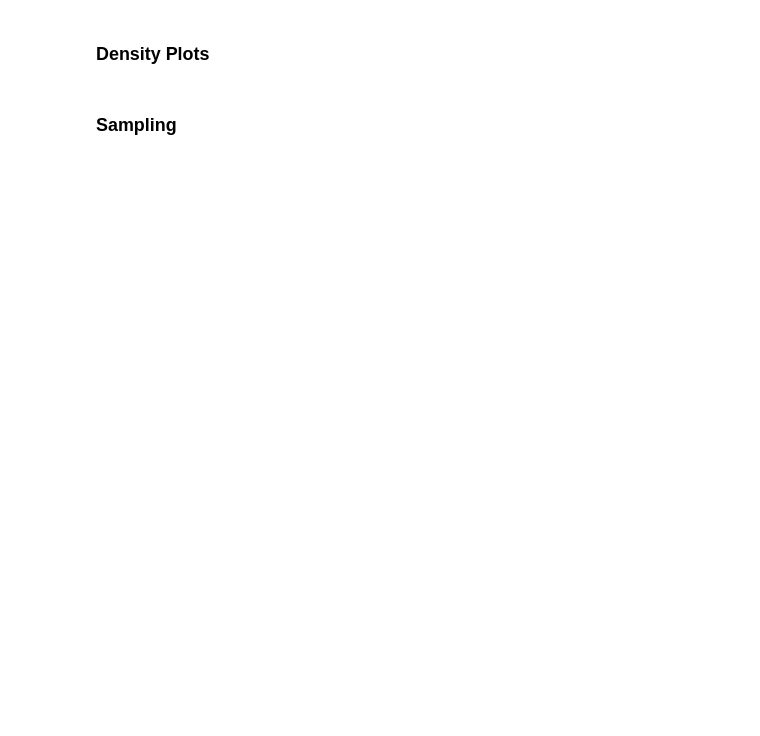
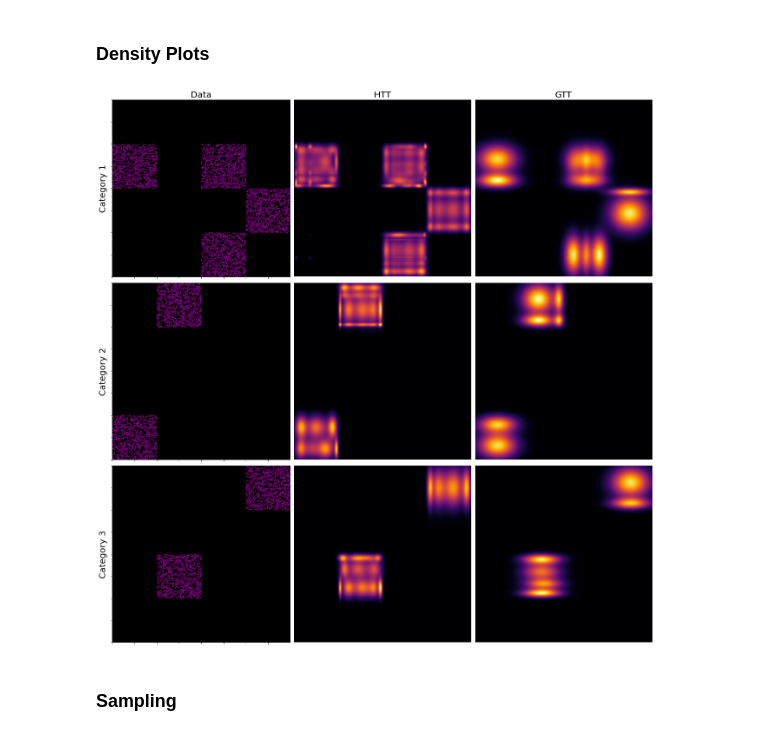
Before and after one commit to simonamtoft/tfde-tfp, a Jupyter notebook: notebooks/Heterogeneous Modelling.ipynb, the cells around one changed output. Saved outputs shown, nothing was run; the diff lists cells and outputs as text; code cells hidden in the pictures; blank space fills up the shorter version.

```diff
--- a/notebooks/Heterogeneous Modelling.ipynb
+++ b/notebooks/Heterogeneous Modelling.ipynb
@@ -177,6 +191,8 @@ plt.show()
 ### Density Plots
 # %%
 f, ax = plt.subplots(3, 3, figsize=(18, 18))
+
+N_points = 1000
 
 col = 'purple'
 mark_size = 3
@@ -186,39 +202,63 @@ ax[2, 0].plot(points_3[:, 0], points_3[:, 1], '.', c=col, ms=mark_size)
 
 for i in range(3):
     ax[i, 0].set_xlim((-4, 4))
     ax[i, 0].set_ylim((-4, 4))
     ax[i, 0].patch.set_facecolor('black')
     ax[i, 0].set_yticklabels([])
     ax[i, 0].set_xticklabels([])
 
 utl.plot_density_3d_paper(
     TT,
     ax[:, 1],
     cmap='inferno',
-    n_points=300,
+    n_points=N_points,
     limit=4
 )
-utl.plot_density_3d_paper(
-    GMM,
-    ax[:, 2],
+# utl.plot_density_3d_paper(
+#     GMM,
+#     ax[:, 2],
+#     cmap='inferno',
+#     n_points=300,
+#     limit=4
+# )
+
+utl.plot_density_2d_paper(
+    GMM_1,
+    ax[0, 2],
     cmap='inferno',
-    n_points=300,
+    n_points=N_points,
+    limit=4
+)
+utl.plot_density_2d_paper(
+    GMM_2,
+    ax[1, 2],
+    cmap='inferno',
+    n_points=N_points,
+    limit=4
+)
+utl.plot_density_2d_paper(
+    GMM_3,
+    ax[2, 2],
+    cmap='inferno',
+    n_points=N_points,
     limit=4
 )
 
 font_clr = "black"
 ax[0, 0].set_title('Data', fontsize=20, color=font_clr)
 ax[0, 1].set_title('HTT', fontsize=20, color=font_clr)
 ax[0, 2].set_title('GTT', fontsize=20, color=font_clr)
 
 ax[0, 0].set_ylabel('Category 1', fontsize=20, color=font_clr)
 ax[1, 0].set_ylabel('Category 2', fontsize=20, color=font_clr)
 ax[2, 0].set_ylabel('Category 3', fontsize=20, color=font_clr)
 
 # f.patch.set_facecolor('black')
 f.tight_layout()
-plt.savefig('../figures/heterogenous_comparison_1.png')
+plt.savefig('../figures/heterogenous_comparison_2.png')
 plt.show()
+# %% [output]
+[figure, added]
 # %% [markdown]
 ### Sampling
 # %%
```
Also changed, not shown: parts of 8 cells of this notebook, 3 other files.
